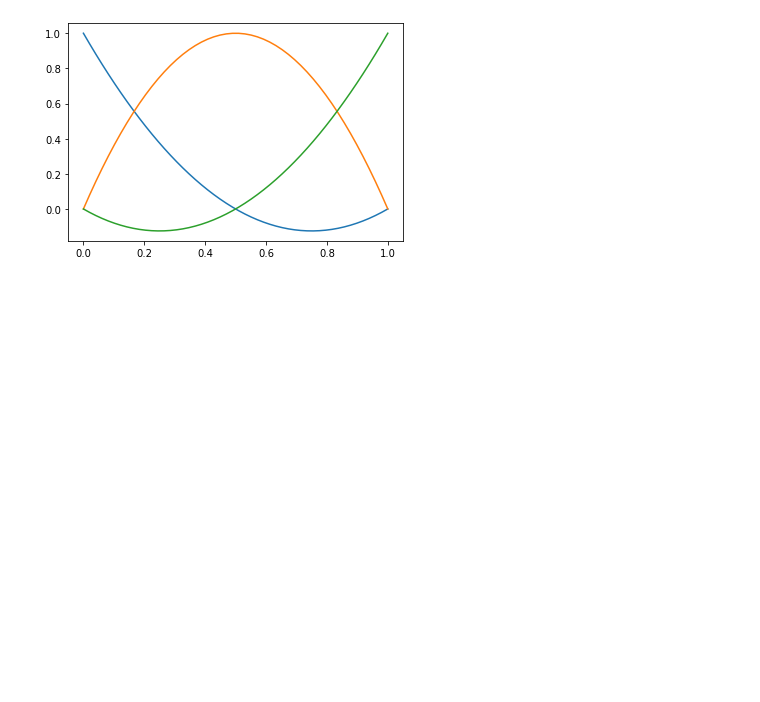
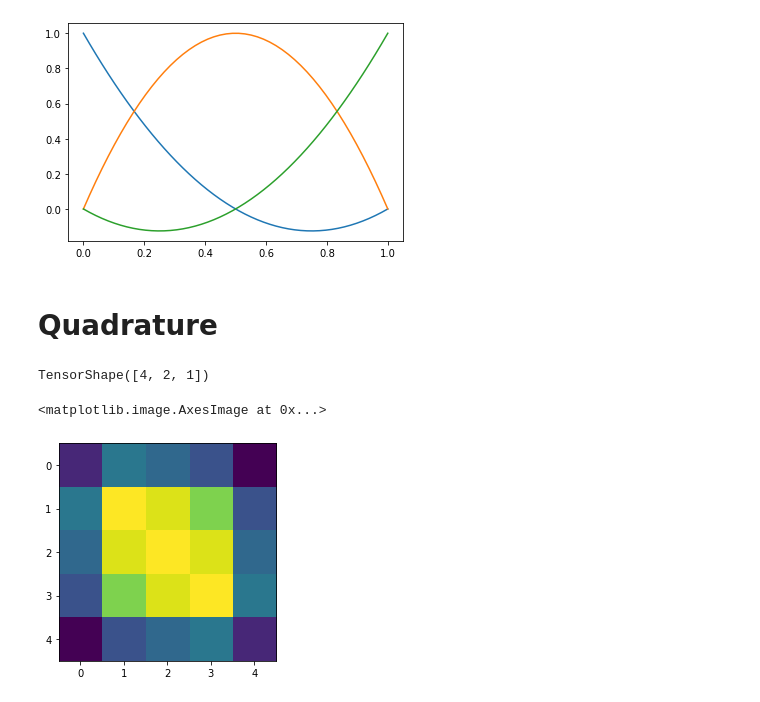
Before and after one commit to danieljtait/tenfem, a Jupyter notebook: examples/notebooks/reference_elements.ipynb, the cells around one changed output. Saved outputs shown, nothing was run; the diff lists cells and outputs as text; code cells hidden in the pictures; blank space fills up the shorter version.

```diff
--- a/examples/notebooks/reference_elements.ipynb
+++ b/examples/notebooks/reference_elements.ipynb
@@ -216,3 +216,35 @@ ax.plot(rr, s3(rr))
 plt.show()
 # %% [output]
 [figure]
+# %% [markdown]
+# Quadrature
+# %%
+quad_nodes, _ = ref_element.get_mesh_quadrature_nodes(mesh)
+# %%
+quad_nodes.shape
+# %% [output]
+TensorShape([4, 2, 1])
+# %%
+import tensorflow_probability as tfp
+
+kernel = tfp.math.psd_kernels.MaternFiveHalves()
+# %%
+q1 = tf.reshape(quad_nodes, [-1, 1])
+kqq = kernel.matrix(q1, q1)
+kqq = tf.reshape(kqq, [-1, 4, 2])
+
+elements = tf.tile(mesh.elements[tf.newaxis, ...], [8, 1, 1])
+
+b = tenfem.fem.assemble_local_load_vector(kqq, mesh, ref_element)
+b = tenfem.fem.scatter_vector_to_global(b, elements, mesh.n_nodes)[..., 0]
+b = tf.transpose(b)
+b = tf.reshape(b, [-1, 4, 2])
+
+b = tenfem.fem.assemble_local_load_vector(b, mesh, ref_element)
+elements = tf.tile(mesh.elements[tf.newaxis, ...], [5, 1, 1])
+b = tenfem.fem.scatter_vector_to_global(b, elements, mesh.n_nodes)[..., 0]
+
+plt.imshow(b)
+# %% [output]
+<matplotlib.image.AxesImage at 0x...>
+[figure, added]
```
Also changed, not shown: 1 other file.
